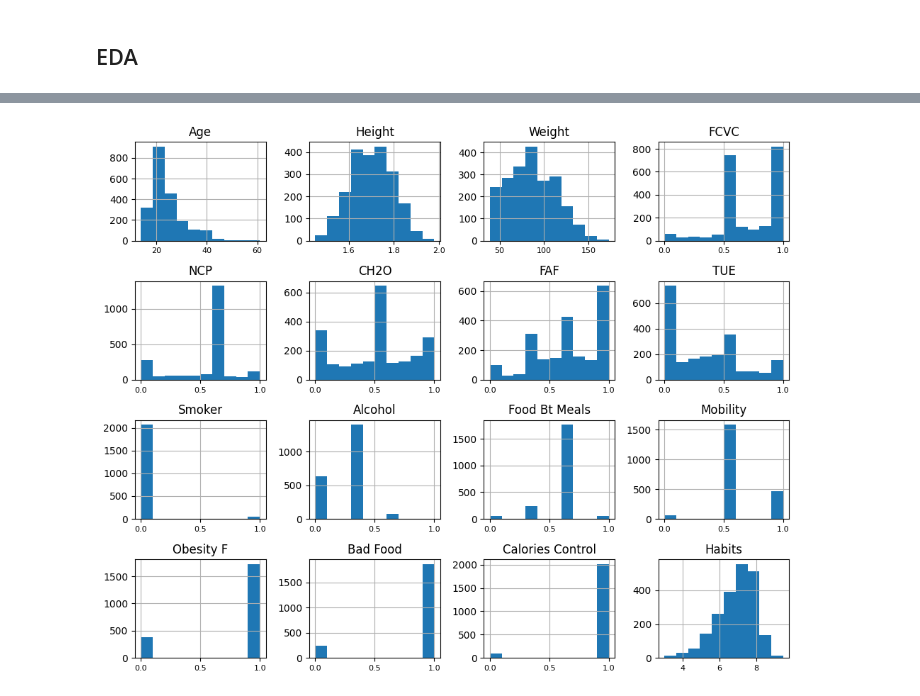
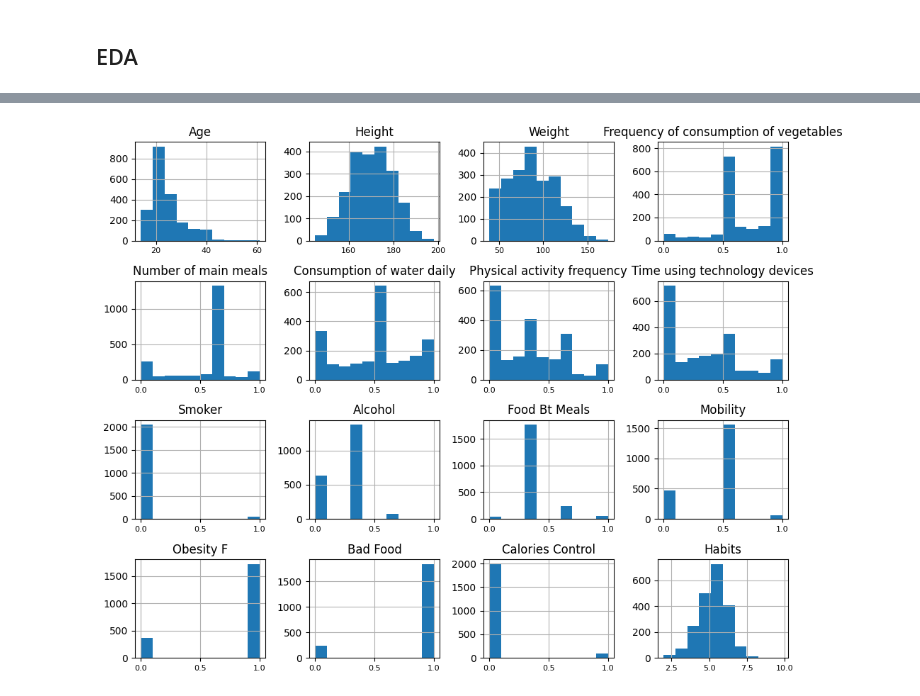
Before and after one commit to joansilva24/projeto_datasicence_coderhouse, a Jupyter notebook: data_analysis.ipynb, the cells around one changed output, grey strips where cells are left out. Drawn from its saved outputs; the diff is of its cells as text; code cells hidden in the pictures.

```diff
--- a/data_analysis.ipynb
+++ b/data_analysis.ipynb
@@ -103,0 +105,8 @@ Name: 1, dtype: object
+# %%
+# primeiras manipulações
+
+df['Height'] = df['Height'].apply(lambda x: x * 100)  # convertendo a altura para centímetros
+df['Height'] = df['Height'].round(1)
+df['Weight'] = df['Weight'].round(1)
+df['Age'] = df['Age'].round(0)
+df.head()
@@ -104,14 +131,15 @@ Name: 1, dtype: object
+# %%
+df1 = df.copy() # nesse df trabalharemos sem a transformação das variáveis qualitativas
+df2 = df.copy() # nesse df trabalharemos com a transformação das variáveis qualitativas
 # %%
 ### Transformando Variáveis Qualitativas em Quantitativas
 
-df['Smoker'] = df['SMOKE'].map({'no': 0, 'yes': 1})
-df['Alcohol'] = df['CALC'].map({'no': 0, 'Sometimes': 1, 'Frequently': 2, 'Always': 3})
-df['Food Bt Meals'] = df['CAEC'].map({'no': 3, 'Sometimes': 2, 'Frequently': 1, 'Always': 0})
-df['Mobility'] = df['MTRANS'].map({'Bike': 0, 'Walking': 0, 'Public_Transportation': 0.5, 'Automobile': 1, 'Motorbike': 1}) # nível de atividade física para deslocamento
-df['Obesity F'] = df['family_history_with_overweight'].map({'no': 0, 'yes': 1})
-df['Bad Food'] = df['FAVC'].map({'no': 0, 'yes': 1}) # "Frequent consumption of high caloric food between meals"
-df['Calories Control'] = df['SCC'].map({'no': 1, 'yes': 0}) # "Self control of eating habits"
-df['FAF'] = df['FAF'] * - 1 # O valor é negativo, pois a ideia é que a atividade física seja inversamente proporcional à obesidade
-df['Habits'] = sum([df['FCVC'], df['NCP'], df['CH2O'], df['FAF'], df['TUE'], df['Alcohol'], df['Smoker'], df['Food Bt Meals'], df['Mobility'], df['Obesity F'], df['Bad Food'], df['Calories Control']]) # aqui vamos somar todas as variáveis continuas que representam hábitos do cotidiano
-df.head()
+df2['Smoker'] = df['Smoke'].map({'no': 0, 'yes': 1})
+df2['Alcohol'] = df['Consumption of alcohol'].map({'no': 0, 'Sometimes': 1, 'Frequently': 2, 'Always': 3})
+df2['Food Bt Meals'] = df['Consumption of food between meals'].map({'no': 0, 'Sometimes': 1, 'Frequently': 2, 'Always': 3})
+df2['Mobility'] = df['Transportation used'].map({'Automobile': 0, 'Motorbike': 0, 'Public_Transportation': 0.5, 'Bike': 1, 'Walking': 1}) # nível de atividade física para deslocamento
+df2['Obesity F'] = df['Family History with Overweight'].map({'no': 0, 'yes': 1})
+df2['Bad Food'] = df['Frequent consumption of high caloric food'].map({'no': 0, 'yes': 1}) # "Frequent consumption of high caloric food between meals"
+df2['Calories Control'] = df['Calories consumption monitoring'].map({'no': 0, 'yes': 1}) # "Self control of eating habits"
+df2.head()
 # %% [output]
@@ -125,10 +165,10 @@ df.head()
 # %%
 # Normalizando as variáveis contínuas
-continuous_vars = ['FCVC', 'NCP', 'CH2O', 'FAF', 'TUE', 'Alcohol', 'Smoker', 'Food Bt Meals', 'Mobility', 'Obesity F', 'Bad Food', 'Calories Control']
+continuous_vars = ['Frequency of consumption of vegetables', 'Number of main meals', 'Physical activity frequency', 'Time using technology devices', 'Consumption of water daily', 'Alcohol', 'Smoker', 'Food Bt Meals', 'Mobility', 'Obesity F', 'Bad Food', 'Calories Control']
 scaler = MinMaxScaler()
-df[continuous_vars] = scaler.fit_transform(df[continuous_vars])
+df2[continuous_vars] = scaler.fit_transform(df2[continuous_vars])
 
 # Recalculando a coluna 'Habits' com as variáveis normalizadas
-df['Habits'] = df[continuous_vars].sum(axis=1)
+df2['Habits'] = round(df2[continuous_vars].sum(axis=1), 2)
 df.head()
 # %% [output]
@@ -164,6 +197,6 @@ df.describe().T.round(3)
 # %%
-df.hist(figsize=(10,8), xlabelsize=8)
+df2.hist(figsize=(10,8), xlabelsize=8)
 plt.tight_layout()
 # %% [output]
-[figure, old version]
+[figure, new version]
 # %%
```
Also changed, not shown: parts of 31 cells of this notebook.
